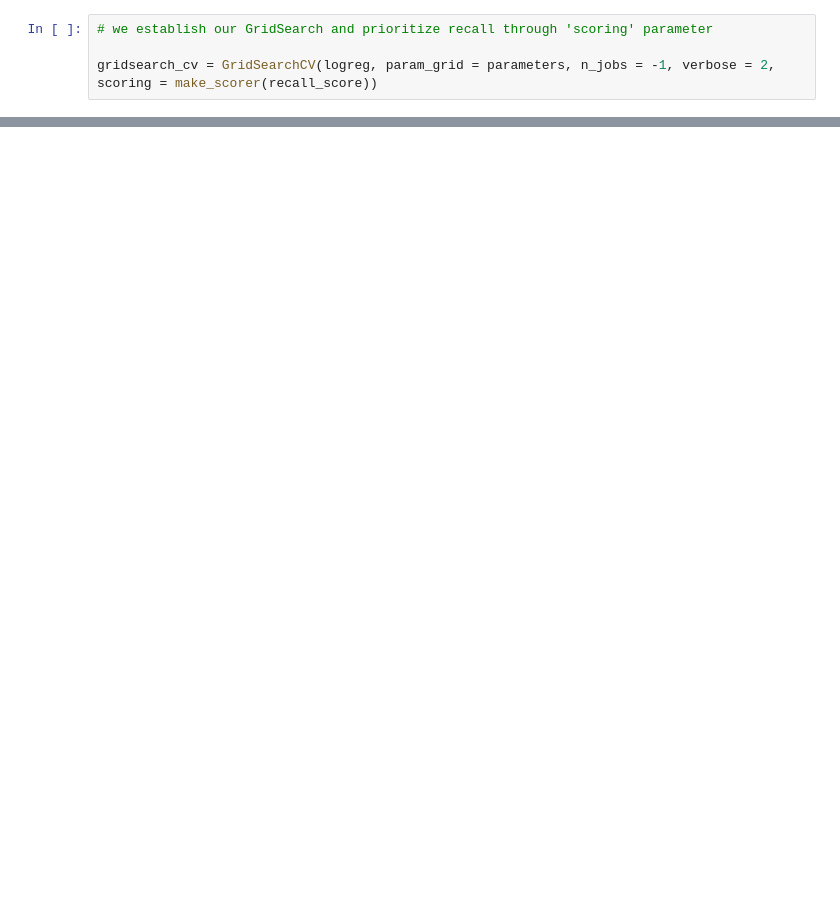
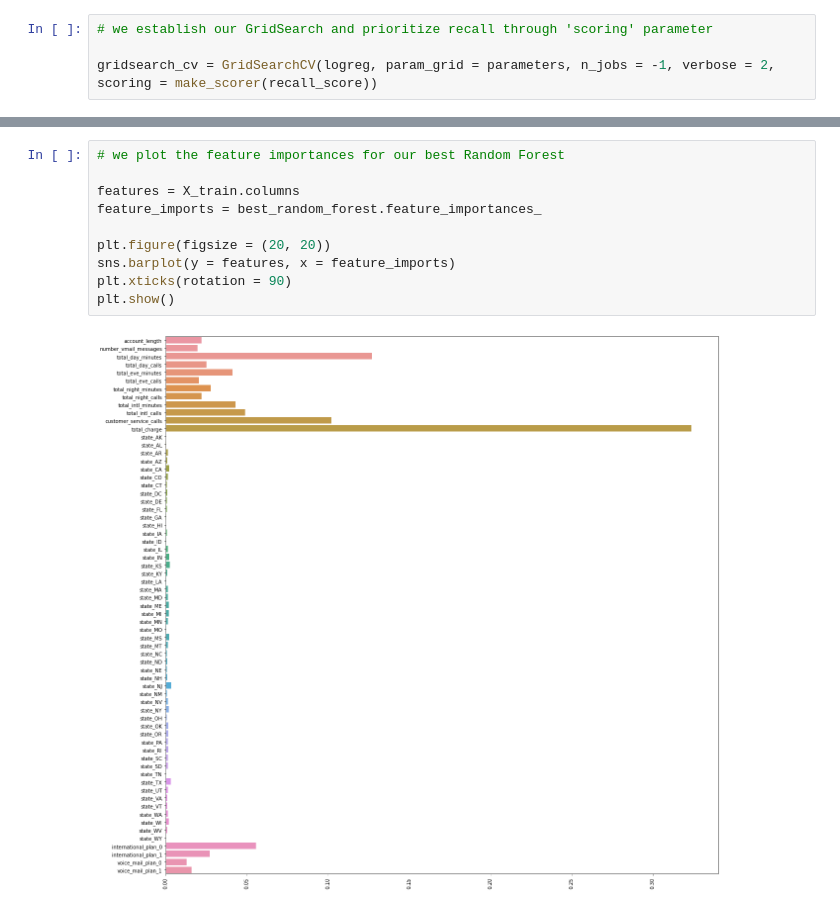
Before and after one commit to Abdize/Phase_3-Project, a Jupyter notebook: Student.ipynb, the cells around one changed output, grey strips where cells are left out. Cells and saved outputs as stored; diff of their text form; blank space fills up the shorter version.

```diff
--- a/PHASE_3 PROJECT.ipynb
+++ b/Student.ipynb
@@ -610,0 +676,12 @@ GridSearchCV(estimator=LogisticRegression(), n_jobs=-1,
+# %%
+# we plot the feature importances for our best Random Forest
+
+features = X_train.columns
+feature_imports = best_random_forest.feature_importances_
+
+plt.figure(figsize = (20, 20))
+sns.barplot(y = features, x = feature_imports)
+plt.xticks(rotation = 90)
+plt.show()
+# %% [output]
+[figure, added]
```
Also changed, not shown: parts of 57 cells of this notebook.
